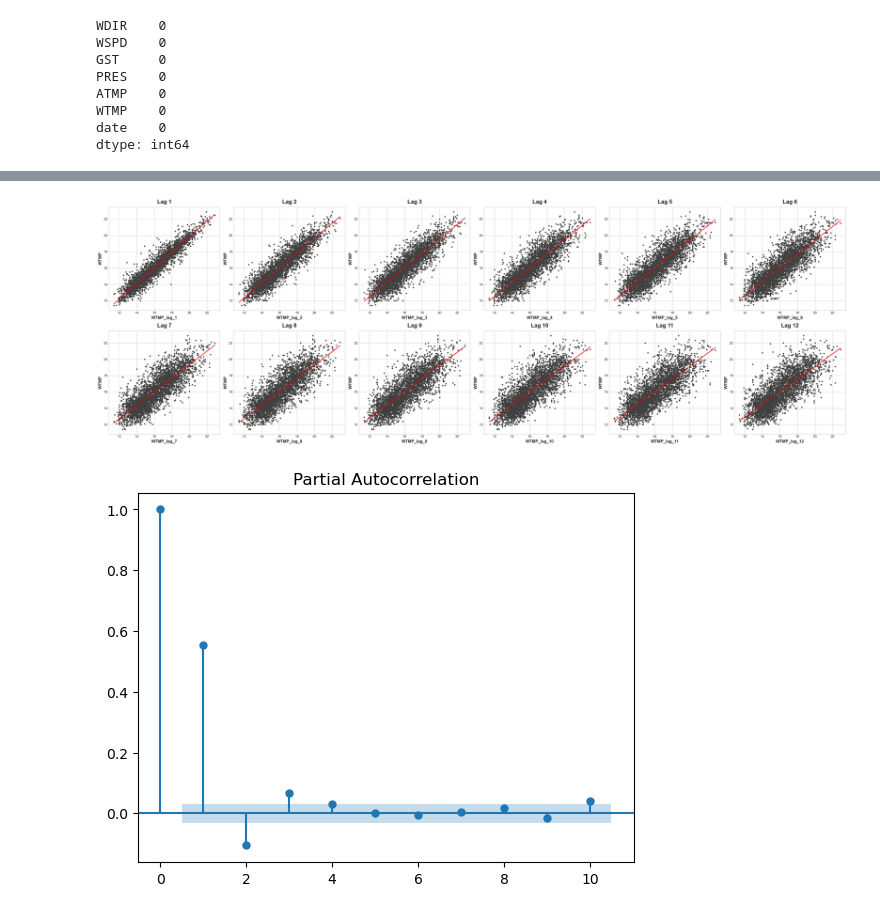
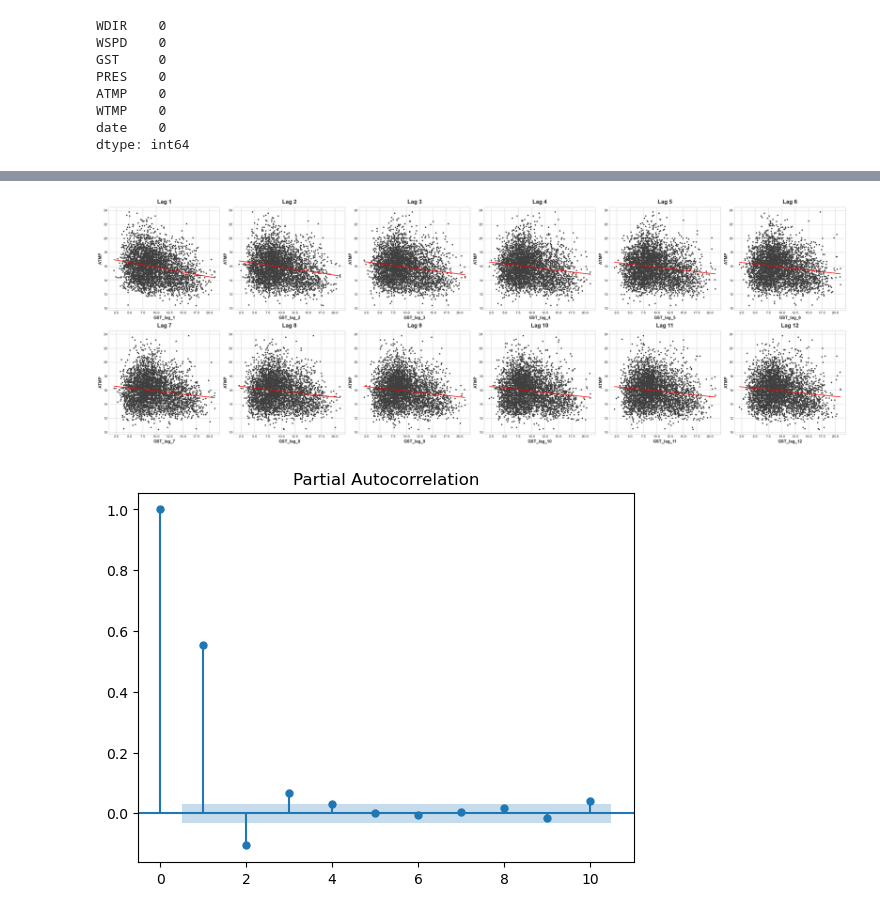
Before and after one commit to dakotarawlings/weather_timeseries_analysis, a Jupyter notebook: data_EDA.ipynb, the cells around one changed output, grey strips where cells are left out. Drawn from its saved outputs; the diff is of its cells as text; code cells hidden in the pictures.

```diff
--- a/data_EDA.ipynb
+++ b/data_EDA.ipynb
@@ -98,5 +100,5 @@ plotting_functions.timeseries_plot_grid(df_engineered,'date', ['ATMP','WTMP','PR
 df_engineered= df_engineered.resample("D").max()
 df_engineered['date']=df_engineered.index
 # %%
-plotting_functions.timeseries_plot_grid(df_engineered,'date', ['ATMP','WTMP','PRES', 'WSPD','GST'])
+fig=plotting_functions.timeseries_plot_grid(df_engineered,'date', ['ATMP','WTMP','PRES', 'WSPD','GST'])
 # %% [output]
@@ -164,9 +166,9 @@ def lag_plots(num_lags, df_in, target_column, lag_column='', num_graph_rows=2):
         ax[row,col].set_xlabel(f'{lag_column}_lag_{lag}', fontsize=12)
         ax[row,col].set_title(f'Lag {lag}')
 # %%
-lag_plots(12, df_engineered, 'WTMP', lag_column='WTMP')
+lag_plots(12, df_engineered, 'ATMP', lag_column='GST')
 # %% [output]
-[figure, old version]
+[figure, new version]
 # %%
 import matplotlib as mpl
 mpl.rcParams.update(mpl.rcParamsDefault)
```
Also changed, not shown: parts of 4 cells of this notebook, 2 other files.
